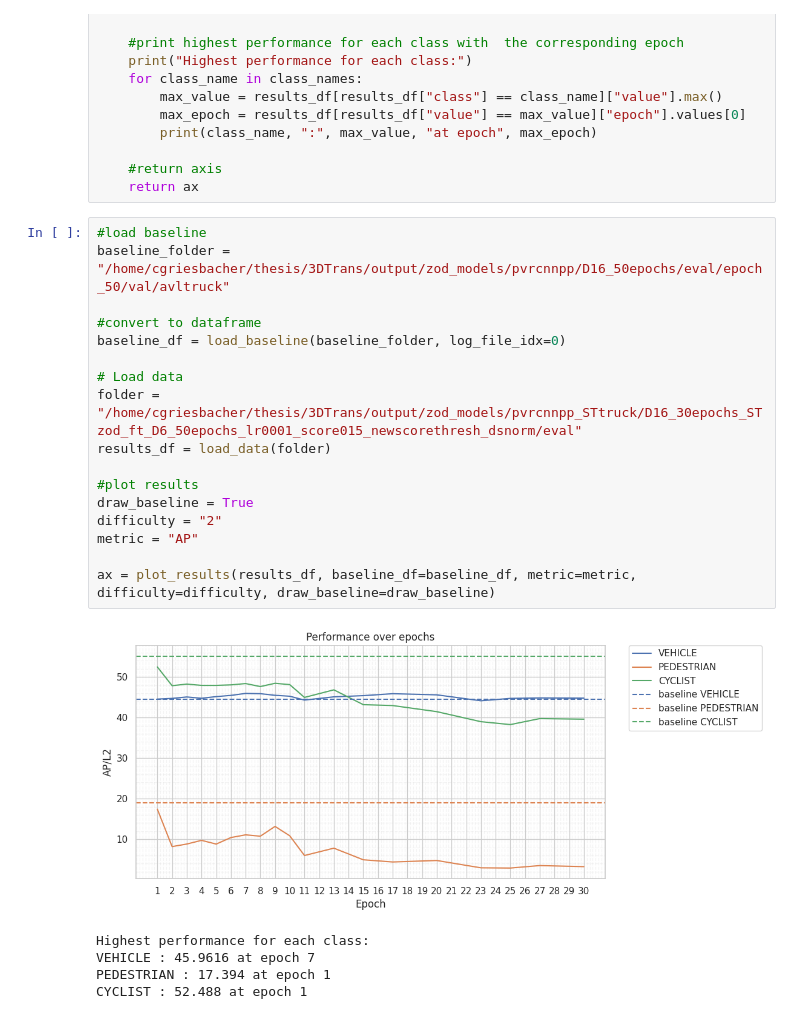
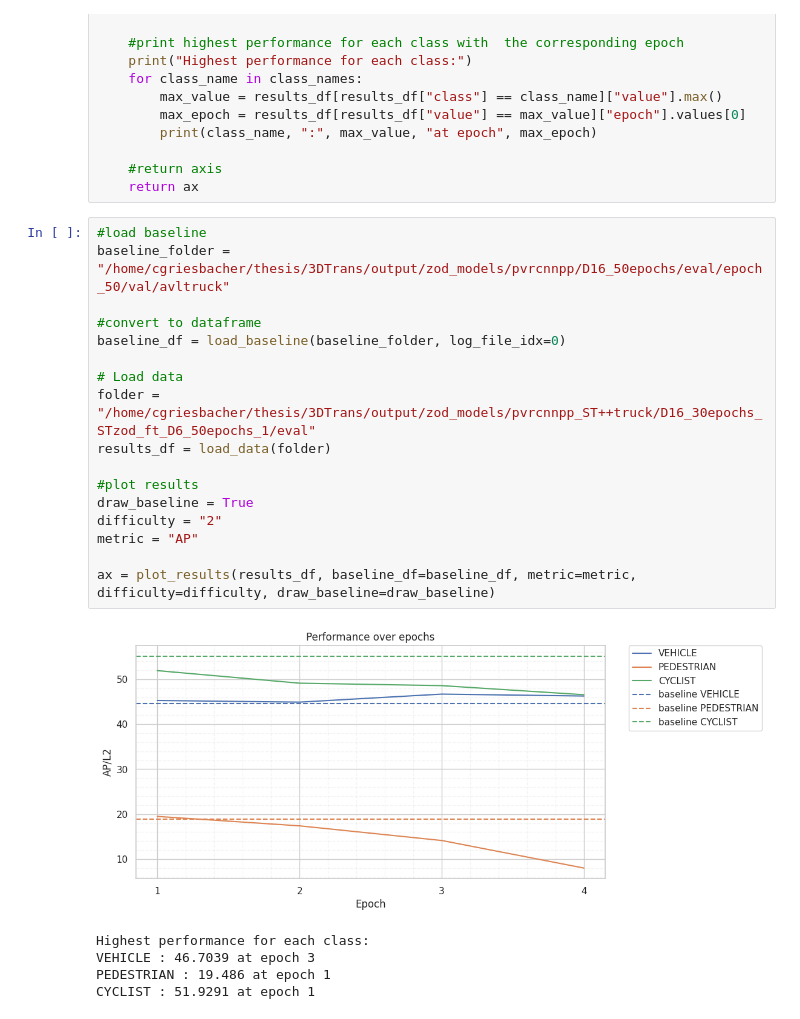
Before and after one commit to griesbchr/3DTrans, a Jupyter notebook: tools/misc/selftraining/analyze_ST_logs.ipynb, the cells around one changed output. Saved outputs shown, nothing was run; the diff lists cells and outputs as text.

```diff
--- a/tools/misc/selftraining/analyze_ST_logs.ipynb
+++ b/tools/misc/selftraining/analyze_ST_logs.ipynb
@@ -163,23 +163,23 @@ def plot_results(results_df, metric="AP", difficulty="2", draw_baseline=True, ba
 # %%
 #load baseline
 baseline_folder = "/home/cgriesbacher/thesis/3DTrans/output/zod_models/pvrcnnpp/D16_50epochs/eval/epoch_50/val/avltruck"
 
 #convert to dataframe
 baseline_df = load_baseline(baseline_folder, log_file_idx=0)
 
 # Load data
-folder = "/home/cgriesbacher/thesis/3DTrans/output/zod_models/pvrcnnpp_STtruck/D16_30epochs_STzod_ft_D6_50epochs_lr0001_score015_newscorethresh_dsnorm/eval"
+folder = "/home/cgriesbacher/thesis/3DTrans/output/zod_models/pvrcnnpp_ST++truck/D16_30epochs_STzod_ft_D6_50epochs_1/eval"
 results_df = load_data(folder)
 
 #plot results
 draw_baseline = True
 difficulty = "2"
 metric = "AP"
 
 ax = plot_results(results_df, baseline_df=baseline_df, metric=metric, difficulty=difficulty, draw_baseline=draw_baseline)
 # %% [output]
-[figure, old version]
+[figure, new version]
 Highest performance for each class:
-VEHICLE : 45.9616 at epoch 7
-PEDESTRIAN : 17.394 at epoch 1
-CYCLIST : 52.488 at epoch 1
+VEHICLE : 46.7039 at epoch 3
+PEDESTRIAN : 19.486 at epoch 1
+CYCLIST : 51.9291 at epoch 1
```
Also changed, not shown: 19 other files.
